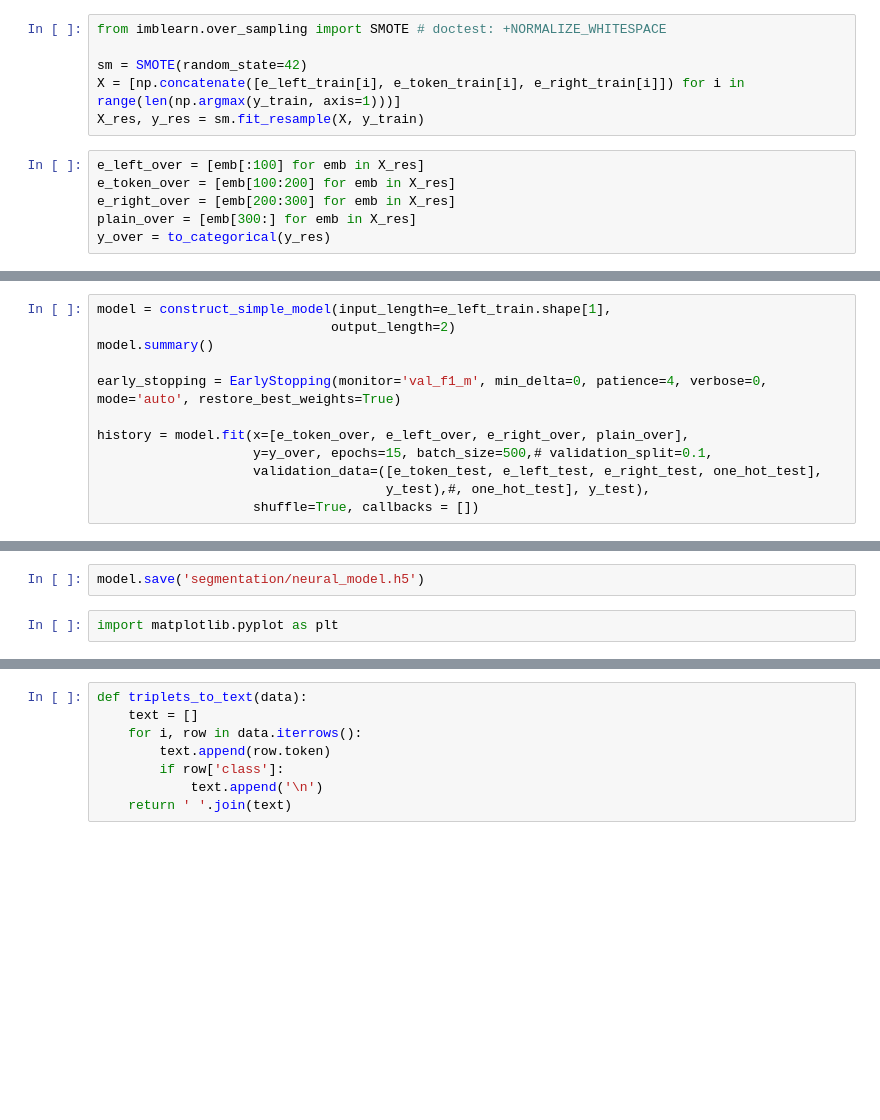
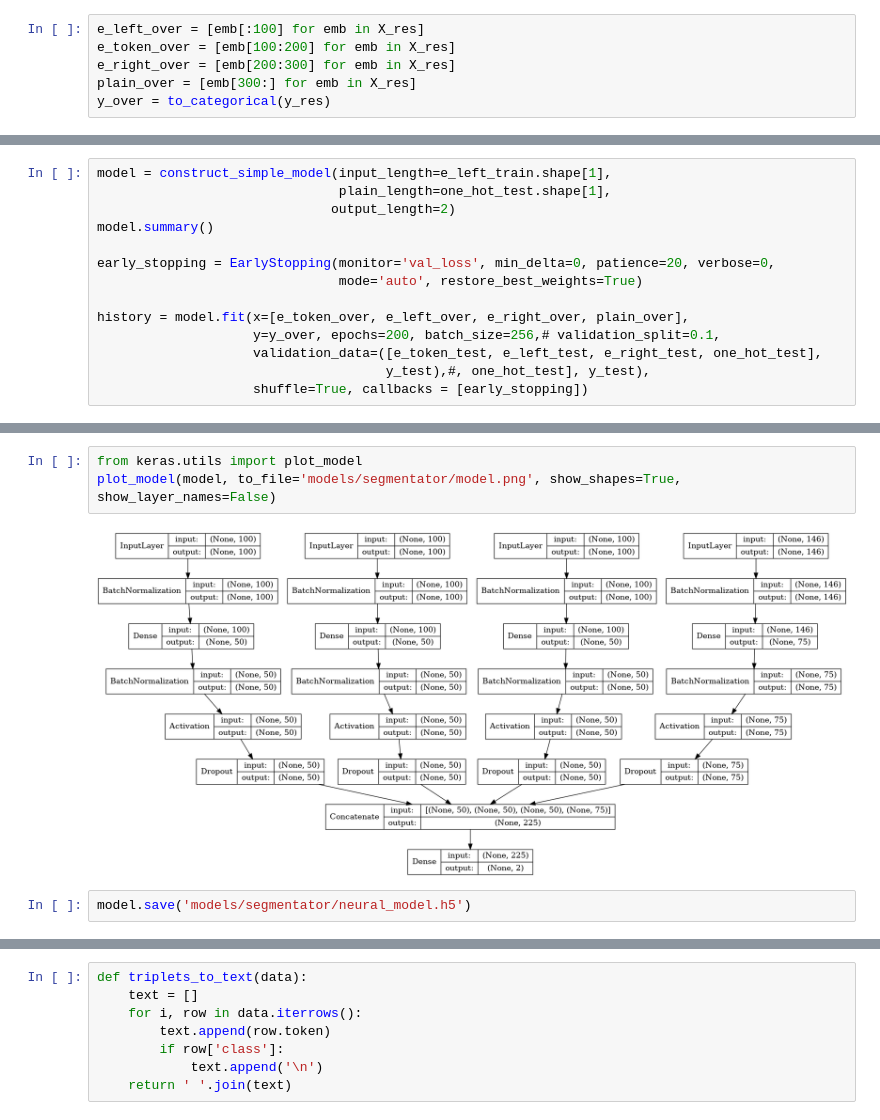
Before and after one commit to tchewik/isanlp_rst, a Jupyter notebook: src/maintenance/5.2 discourse_segmentation_classifier.ipynb, the cells around one changed output, grey strips where cells are left out. Cells and saved outputs as stored; diff of their text form; blank space fills up the shorter version.

```diff
--- a/src/maintenance/5.2 discourse_segmentation_classifier.ipynb
+++ b/src/maintenance/5.2 discourse_segmentation_classifier.ipynb
@@ -487,9 +460,3 @@ array([[0],
-# %%
-from imblearn.over_sampling import SMOTE # doctest: +NORMALIZE_WHITESPACE
-
-sm = SMOTE(random_state=42)
-X = [np.concatenate([e_left_train[i], e_token_train[i], e_right_train[i]]) for i in range(len(np.argmax(y_train, axis=1)))]
-X_res, y_res = sm.fit_resample(X, y_train)
 # %%
 e_left_over = [emb[:100] for emb in X_res]
 e_token_over = [emb[100:200] for emb in X_res]
@@ -651,13 +466,15 @@ ight: None
 # %%
 model = construct_simple_model(input_length=e_left_train.shape[1],
+                               plain_length=one_hot_test.shape[1],
                               output_length=2)
 model.summary()
 
-early_stopping = EarlyStopping(monitor='val_f1_m', min_delta=0, patience=4, verbose=0, mode='auto', restore_best_weights=True)
+early_stopping = EarlyStopping(monitor='val_loss', min_delta=0, patience=20, verbose=0,
+                               mode='auto', restore_best_weights=True)
 
 history = model.fit(x=[e_token_over, e_left_over, e_right_over, plain_over],
-                    y=y_over, epochs=15, batch_size=500,# validation_split=0.1,
+                    y=y_over, epochs=200, batch_size=256,# validation_split=0.1,
                     validation_data=([e_token_test, e_left_test, e_right_test, one_hot_test],
                                      y_test),#, one_hot_test], y_test),
-                    shuffle=True, callbacks = [])
+                    shuffle=True, callbacks = [early_stopping])
 # %% [output]
@@ -681,4 +523,7 @@ Epoch 15/15
+# %%
+from keras.utils import plot_model
+plot_model(model, to_file='models/segmentator/model.png', show_shapes=True, show_layer_names=False)
+# %% [output]
+[figure, added]
 # %%
-model.save('segmentation/neural_model.h5')
+model.save('models/segmentator/neural_model.h5')
-# %%
-import matplotlib.pyplot as plt
```
Also changed, not shown: parts of 73 cells of this notebook, 13 other files.
